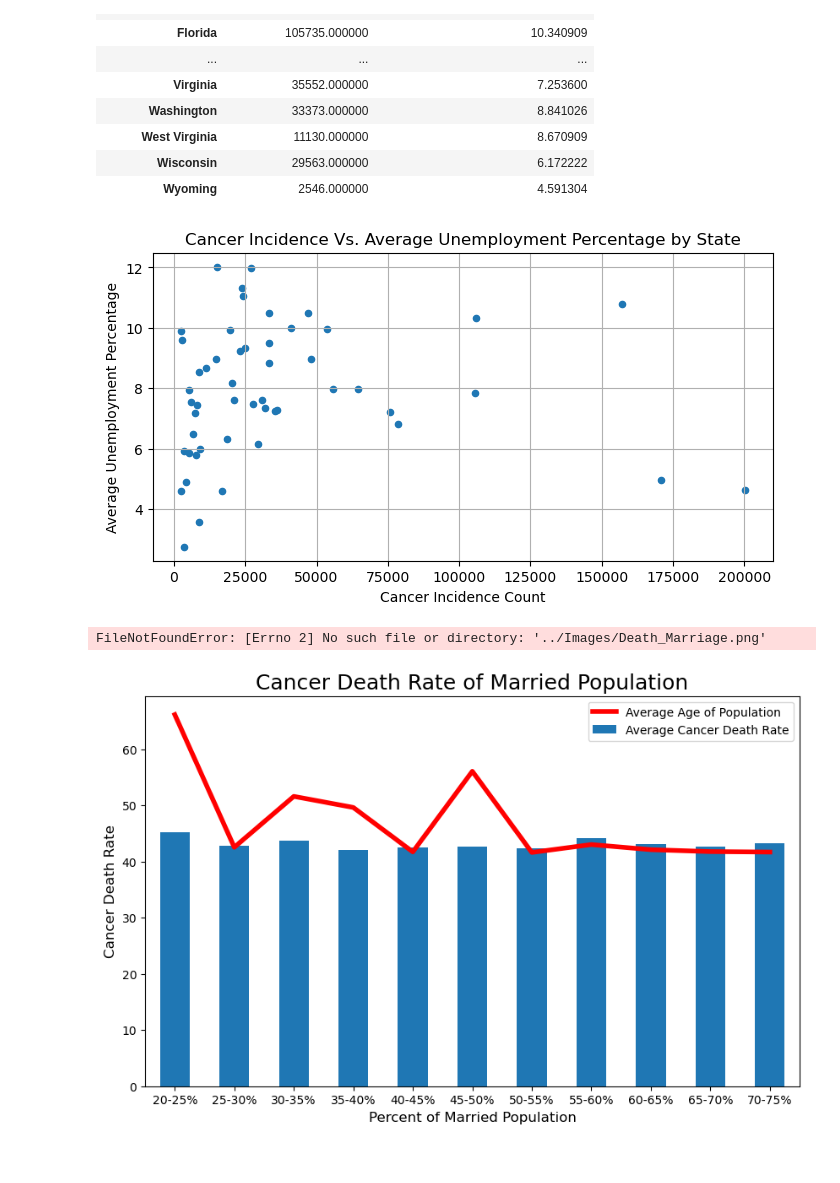
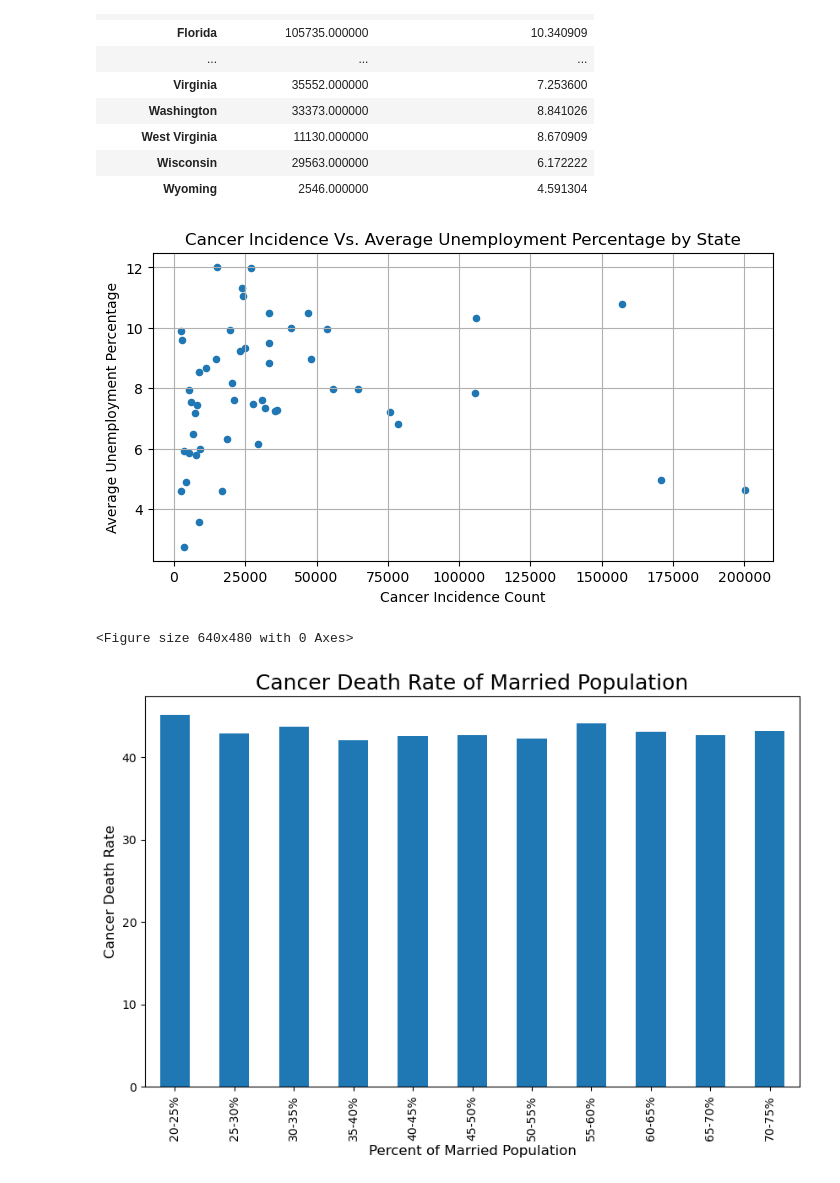
Before and after one commit to Chemistasaurus/Project-1, a Jupyter notebook: cancer_dataset_cleaning.ipynb, the cells around one changed output. Cells and saved outputs as stored; diff of their text form; code cells hidden in the pictures.

```diff
--- a/cancer_dataset_cleaning.ipynb
+++ b/cancer_dataset_cleaning.ipynb
@@ -48,7 +48,7 @@ cancer_df = pd.read_csv(f,encoding = "ISO-8859-1")
 cancer_df=cancer_df.astype({"Percent_of_Population_Married":int,"Average_Deaths_per_Year":int,"Population_Estimate_2015":int})
 
 #Creating new column called Percent Cancer Deaths.
-cancer_df["Percent_Cancer_Deaths"]=(cancer_df["Average_Deaths_per_Year"]/cancer_df["Cancer_Incidence_Count"])*100
+cancer_df["Cancer_Deaths_Percent"]=(cancer_df["Average_Deaths_per_Year"]/cancer_df["Cancer_Incidence_Count"])*100
 # %%
 #Create a new dataframe with the columns state, Cancer_Incidence_Count,Percent_Unemployed_Over_16 .
 unemployment_df=cancer_df.loc[:,["Cancer_Incidence_Count","Percent_Unemployed_Over_16","State"]]
@@ -115,9 +115,10 @@ result_df
 result_df.plot(kind="scatter", x="Cancer Incidence Count", y="Average Unemployment Percentage", grid=True, figsize=(8,4),
               title="Cancer Incidence Vs. Average Unemployment Percentage by State")
 plt.show()
-plt.savefig("../Images/Unemployment_Cancer.png")
+plt.savefig("Images/Unemployment_Cancer.png")
 # %% [output]
 [figure]
+<Figure size 640x480 with 0 Axes>
 # %%
 #Setting up bins for categories of marriage percentiles and making a copy of the original dataset.
 marriage_bins=[20,25,30,35,40,45,50,55,60,65,70,75]
@@ -128,7 +129,7 @@ marriage_df=cancer_df.copy()
 marriage_df["Percent_of_Population_Married"]=pd.cut(marriage_df["Cancer_Incidence_Count"],marriage_bins,labels=labels)
 
 #Finding the average death rate from cancer and average age of population in each category of marriage percent.
-death_rates_by_marriage=marriage_df.groupby(["Percent_of_Population_Married"])["Percent_Cancer_Deaths"].mean()
+death_rates_by_marriage=marriage_df.groupby(["Percent_of_Population_Married"])["Cancer_Deaths_Percent"].mean()
 age_marriage=marriage_df.groupby(["Percent_of_Population_Married"])["Median_Age"].mean()
 # %%
 #Adding the age and death rates from cancer to a dataframe.
@@ -137,19 +138,14 @@ death_and_marriage=pd.DataFrame({"Average Cancer Death Rate":death_rates_by_marr
 # %%
 #Plotting a barchart showing the average death rate from cancer for each category of marriage percentage.
 death_and_marriage["Average Cancer Death Rate"].plot(kind="bar",figsize=(10,6))
-
-#Plotting a line graph of the average age of the population in each category of marriage percentage.
-death_and_marriage["Average Age of Population"].plot(kind="line",color="r",linewidth=4)
 
 #Chart labels
 plt.title("Cancer Death Rate of Married Population",fontsize=18)
 plt.xlabel("Percent of Married Population",fontsize=12)
 plt.ylabel("Cancer Death Rate",fontsize=12)
-plt.legend()
 
 #Saving image to folder
-plt.savefig("../Images/Death_Marriage.png")
+plt.savefig("Images/Death_Marriage.png")
 plt.show()
 # %% [output]
-FileNotFoundError: [Errno 2] No such file or directory: '../Images/Death_Marriage.png'
-[figure, old version]
+[figure, new version]
```
Also changed, not shown: parts of 6 cells of this notebook, 3 other files.
